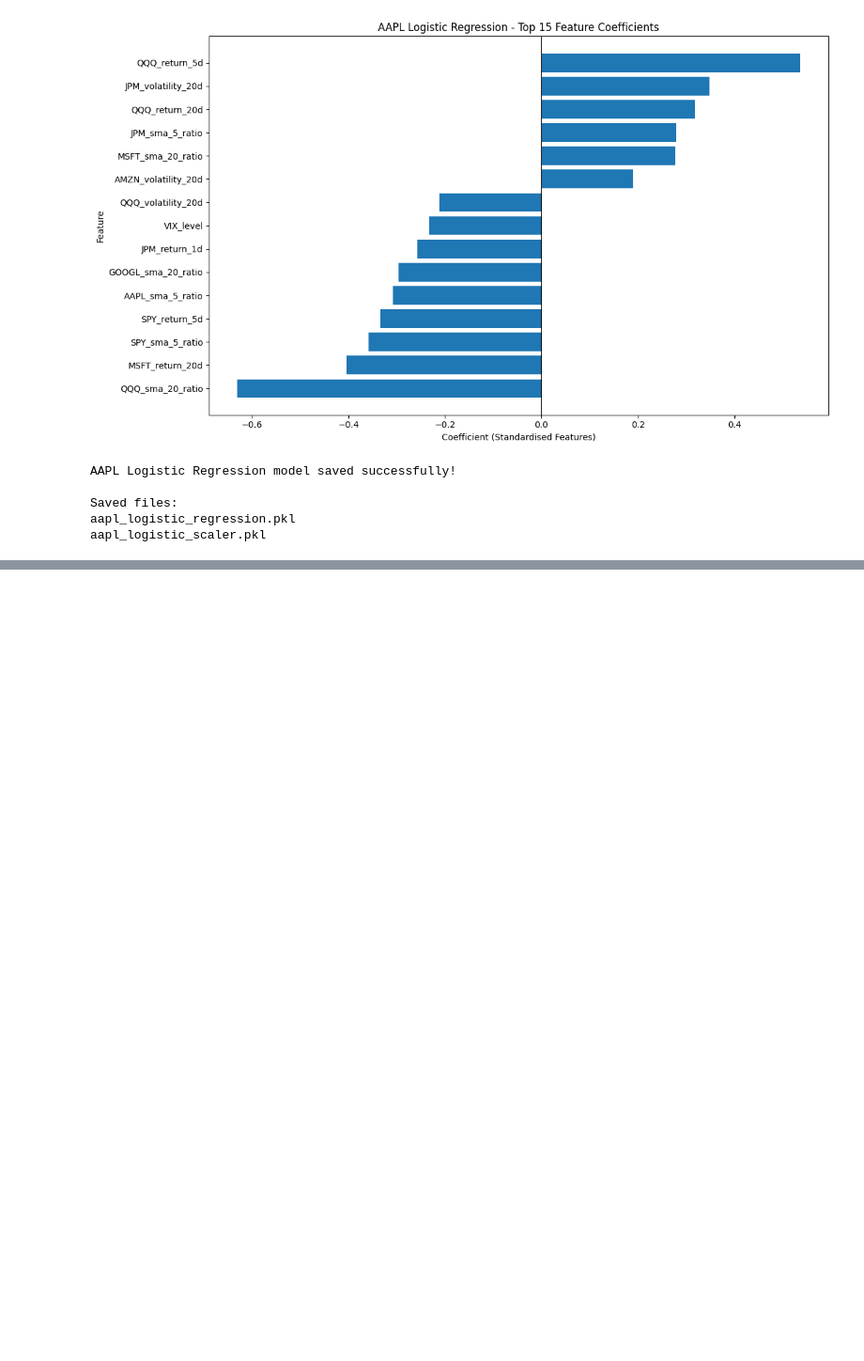
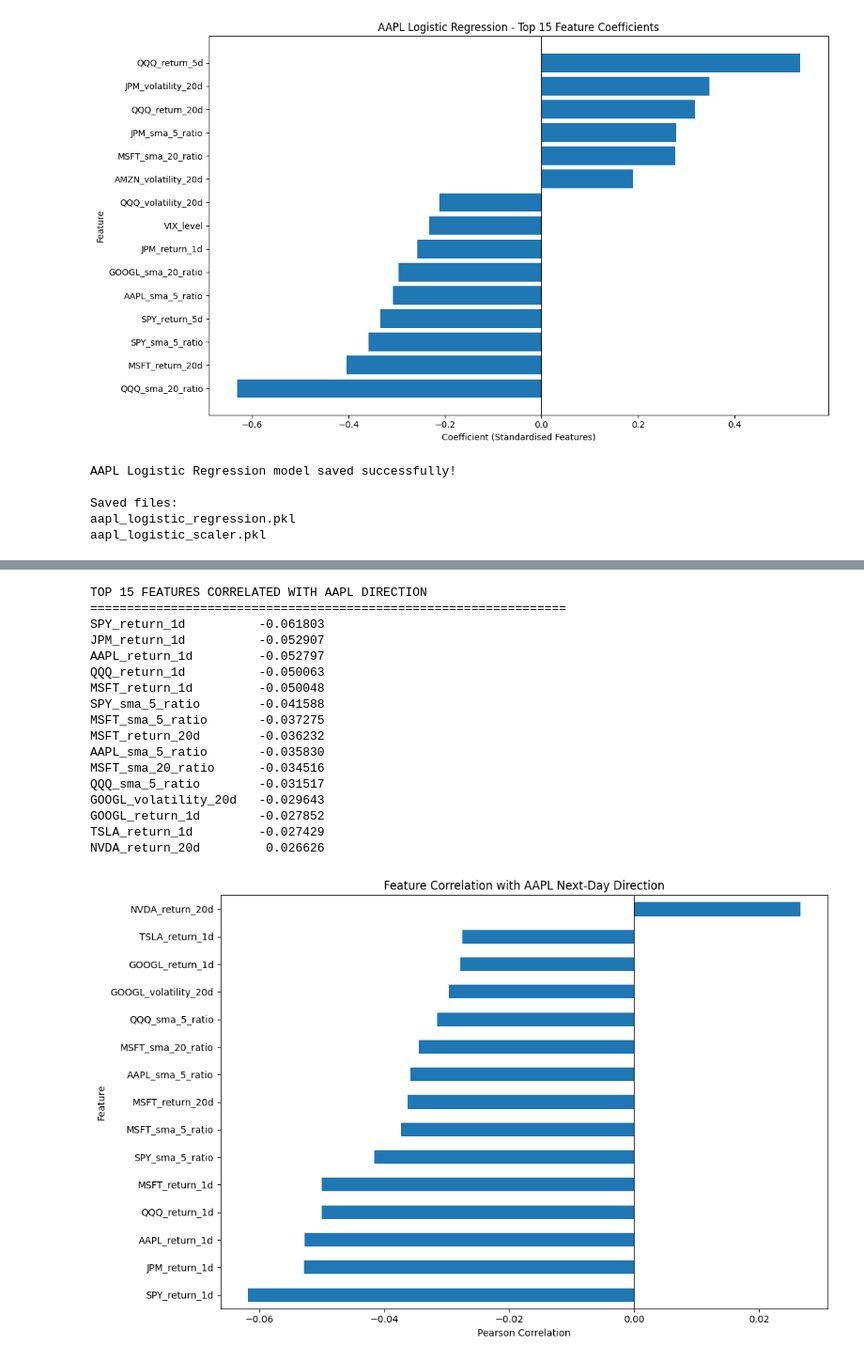
Before and after one commit to rcoello48/AI-Stock-Market-Prediction, a Jupyter notebook: Data_Collection.ipynb, the cells around one changed output, grey strips where cells are left out. Shown at 94% size. Saved outputs shown, nothing was run; the diff lists cells and outputs as text; code cells hidden in the pictures; blank space fills up the shorter version.

```diff
--- a/Data_Collection.ipynb
+++ b/Data_Collection.ipynb
@@ -1449,0 +1814,56 @@ aapl_logistic_scaler.pkl
+# %%
+# ============================================================
+# CORRELATION BETWEEN FEATURES AND AAPL DIRECTION
+# ============================================================
+
+# Combine training features with the AAPL training target
+correlation_data = X_train.copy()
+
+correlation_data["AAPL_direction"] = y_train_aapl
+
+# Calculate correlations with the AAPL prediction target
+target_correlations = (
+    correlation_data.corr()["AAPL_direction"]
+    .drop("AAPL_direction")
+    .sort_values(key=abs, ascending=False)
+)
+
+# Display the 15 strongest correlations
+print("TOP 15 FEATURES CORRELATED WITH AAPL DIRECTION")
+print("=" * 65)
+
+print(target_correlations.head(15).to_string())
+
+# Plot the strongest correlations
+plt.figure(figsize=(11, 7))
+
+target_correlations.head(15).sort_values().plot(
+    kind="barh"
+)
+
+plt.axvline(x=0, color="black", linewidth=0.8)
+
+plt.title("Feature Correlation with AAPL Next-Day Direction")
+plt.xlabel("Pearson Correlation")
+plt.ylabel("Feature")
+plt.tight_layout()
+plt.show()
+# %% [output]
+TOP 15 FEATURES CORRELATED WITH AAPL DIRECTION
+=================================================================
+SPY_return_1d          -0.061803
+JPM_return_1d          -0.052907
+AAPL_return_1d         -0.052797
+QQQ_return_1d          -0.050063
+MSFT_return_1d         -0.050048
+SPY_sma_5_ratio        -0.041588
+MSFT_sma_5_ratio       -0.037275
+MSFT_return_20d        -0.036232
+AAPL_sma_5_ratio       -0.035830
+MSFT_sma_20_ratio      -0.034516
+QQQ_sma_5_ratio        -0.031517
+GOOGL_volatility_20d   -0.029643
+GOOGL_return_1d        -0.027852
+TSLA_return_1d         -0.027429
+NVDA_return_20d         0.026626
+[figure, added]
```
Also changed, not shown: parts of 7 cells of this notebook.
